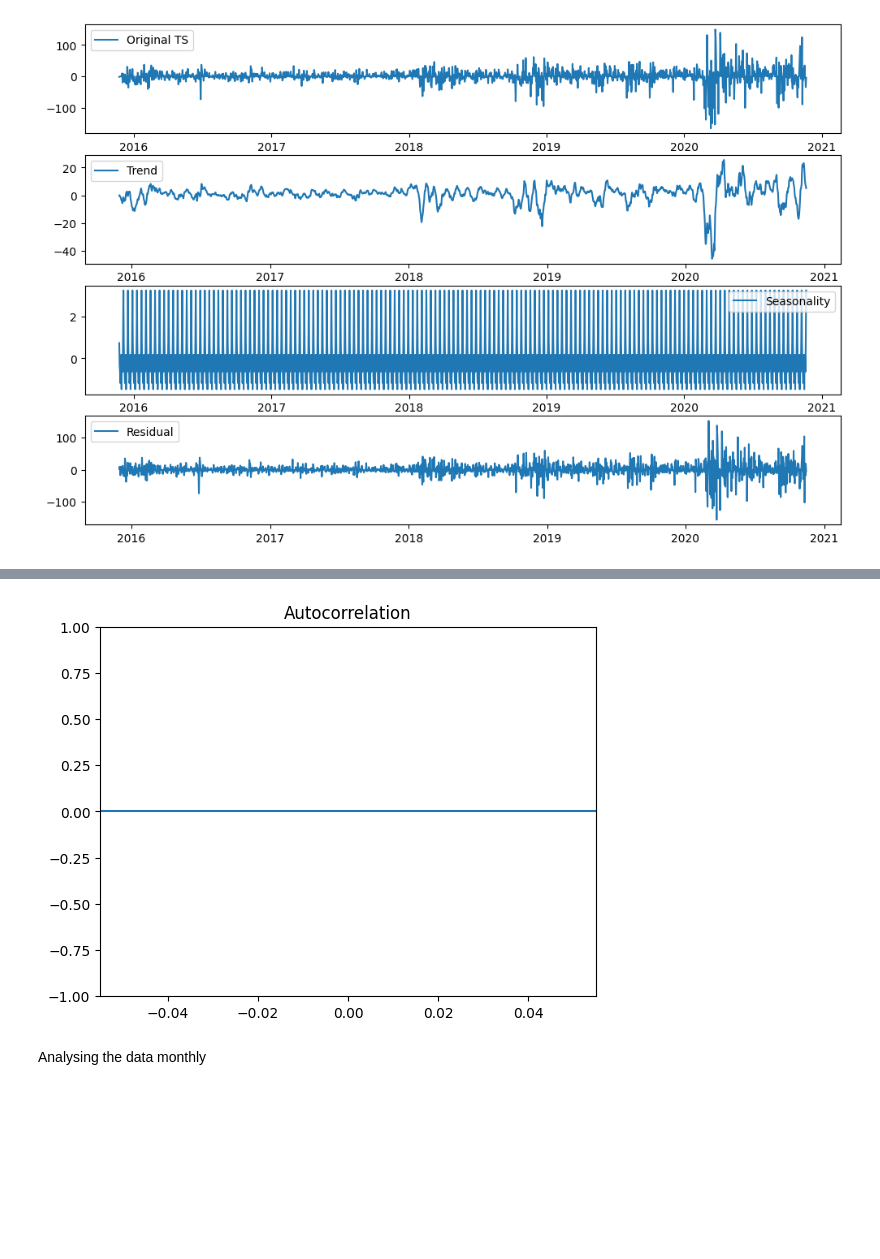
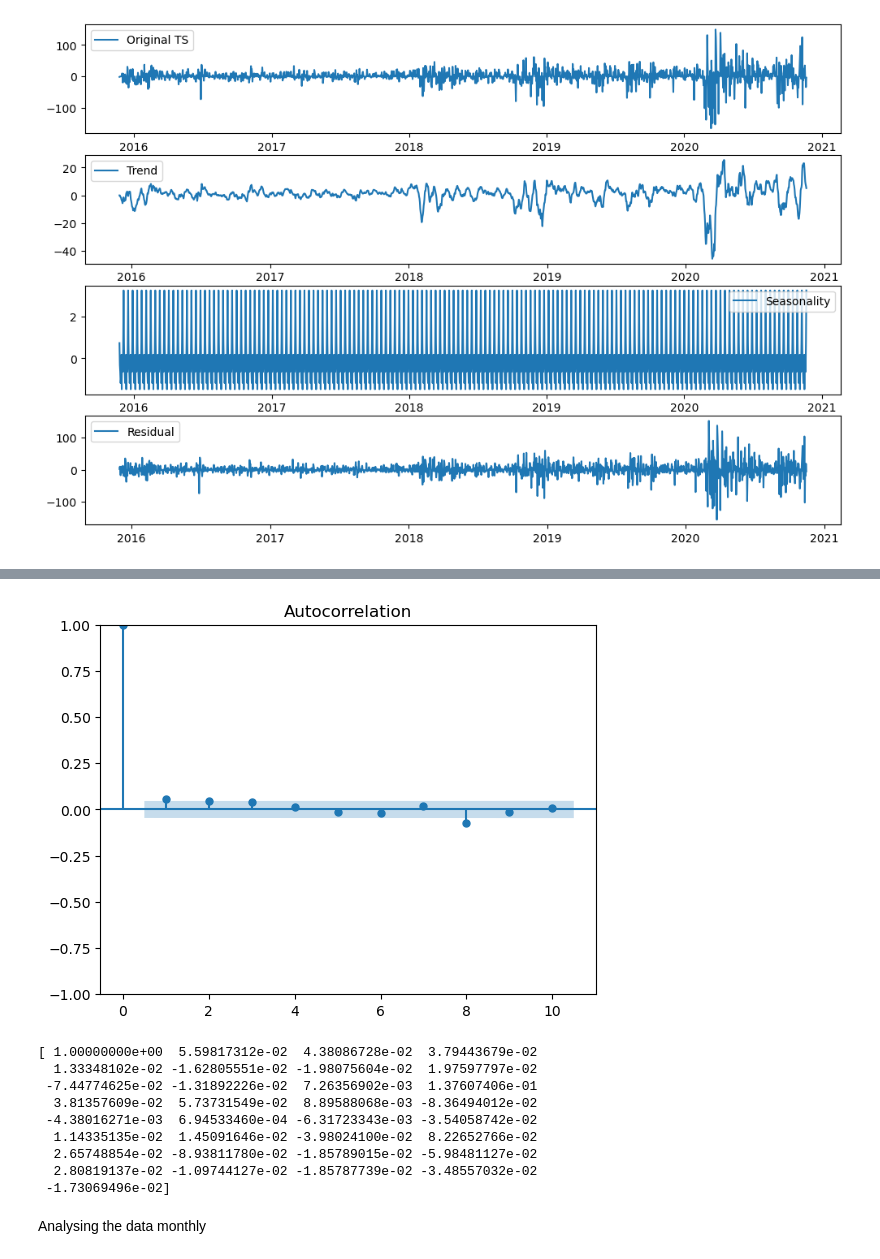
Before and after one commit to TheNoobGoda/time_series_project, a Jupyter notebook: yahoo_stock.ipynb, the cells around one changed output, grey strips where cells are left out. Drawn from its saved outputs; the diff is of its cells as text; code cells hidden in the pictures; blank space fills up the shorter version.

```diff
--- a/yahoo_stock.ipynb
+++ b/yahoo_stock.ipynb
@@ -178,9 +178,18 @@ plt.show()
 # %%
-acf= sm.tsa.acf(daily_diff[var])
-fig = tsaplots.plot_acf(daily_diff[var], lags=10)
+acf= sm.tsa.acf(daily_diff[var][1:])
+fig = tsaplots.plot_acf(daily_diff[var][1:], lags=10)
 plt.show()
 # %% [output]
-[figure, old version]
+[figure, new version]
+[ 1.00000000e+00  5.59817312e-02  4.38086728e-02  3.79443679e-02
+  1.33348102e-02 -1.62805551e-02 -1.98075604e-02  1.97597797e-02
+ -7.44774625e-02 -1.31892226e-02  7.26356902e-03  1.37607406e-01
+  3.81357609e-02  5.73731549e-02  8.89588068e-03 -8.36494012e-02
+ -4.38016271e-03  6.94533460e-04 -6.31723343e-03 -3.54058742e-02
+  1.14335135e-02  1.45091646e-02 -3.98024100e-02  8.22652766e-02
+  2.65748854e-02 -8.93811780e-02 -1.85789015e-02 -5.98481127e-02
+  2.80819137e-02 -1.09744127e-02 -1.85787739e-02 -3.48557032e-02
+ -1.73069496e-02]
 # %% [markdown]
 Analysing the data monthly
 # %%
```
Also changed, not shown: parts of 6 cells of this notebook.
